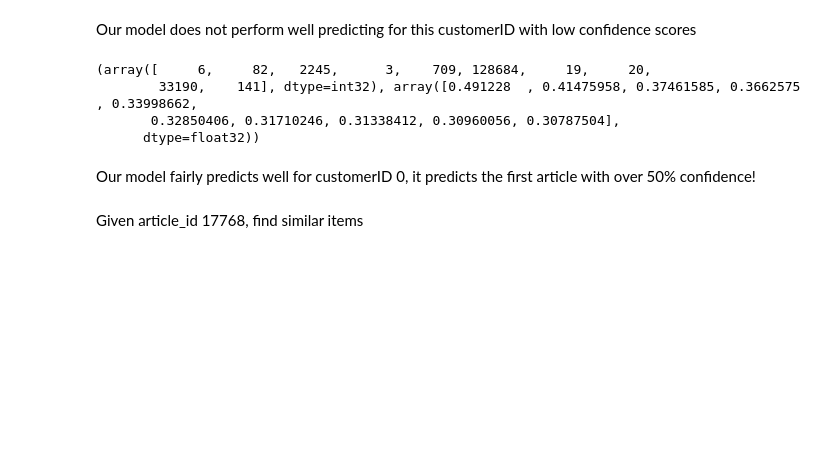
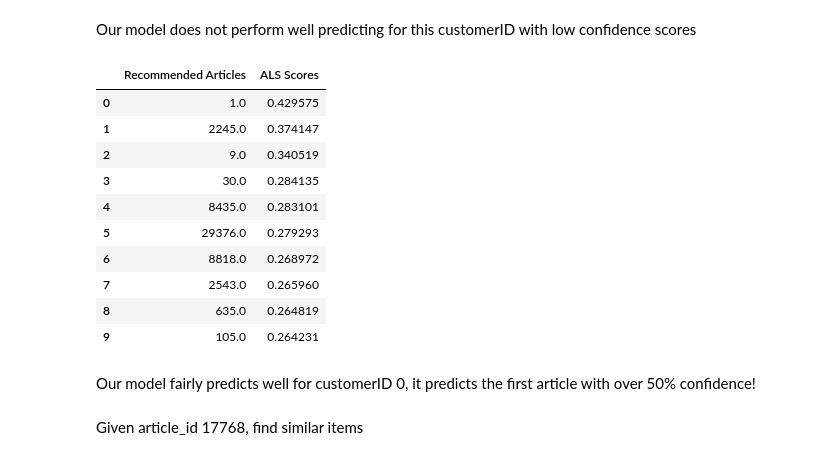
Before and after one commit to Martin-Msb/context-aware-recommendation, a Jupyter notebook: context_aware_recommender.ipynb, the cells around one changed output. Drawn from its saved outputs; the diff is of its cells as text; code cells hidden in the pictures; blank space fills up the shorter version.

```diff
--- a/context_aware_recommender.ipynb
+++ b/context_aware_recommender.ipynb
@@ -818,12 +825,19 @@ Our model does not perform well predicting for this customerID with low confiden
 # %%
 customer_id = 0
 recommended_articles = model.recommend(customer_id, article_customers[customer_id])
-print(recommended_articles)
+pd.DataFrame(np.transpose(recommended_articles), columns=['Recommended Articles', 'ALS Scores'])
 # %% [output]
-(array([     6,     82,   2245,      3,    709, 128684,     19,     20,
-        33190,    141], dtype=int32), array([0.491228  , 0.41475958, 0.37461585, 0.3662575 , 0.33998662,
-       0.32850406, 0.31710246, 0.31338412, 0.30960056, 0.30787504],
-      dtype=float32))
+|  | Recommended Articles | ALS Scores |
+| 0 | 1.0 | 0.429575 |
+| 1 | 2245.0 | 0.374147 |
+| 2 | 9.0 | 0.340519 |
+| 3 | 30.0 | 0.284135 |
+| 4 | 8435.0 | 0.283101 |
+| 5 | 29376.0 | 0.279293 |
+| 6 | 8818.0 | 0.268972 |
+| 7 | 2543.0 | 0.265960 |
+| 8 | 635.0 | 0.264819 |
+| 9 | 105.0 | 0.264231 |
 # %% [markdown]
 Our model fairly predicts well for customerID 0, it predicts the first article with over 50% confidence!
 # %% [markdown]
```
Also changed, not shown: parts of 11 cells of this notebook.
